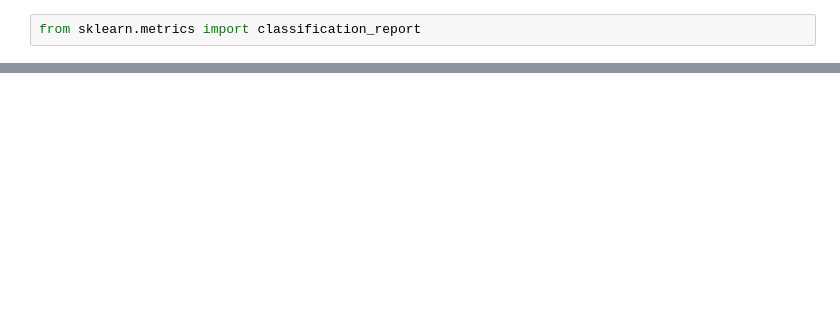
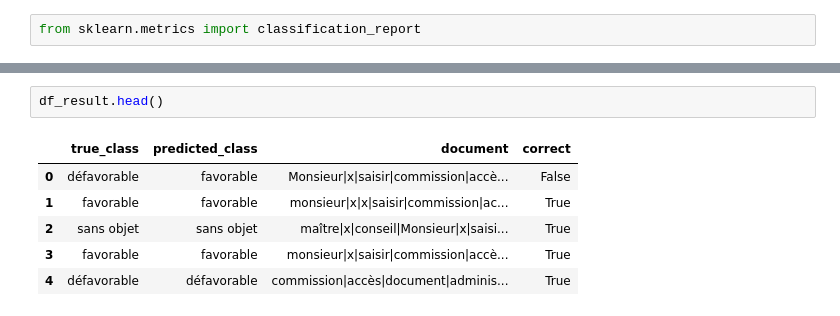
Before and after one commit to Kapoorlabs-paris/NLP-coursework, a Jupyter notebook: ML_Classifier.ipynb, the cells around one changed output, grey strips where cells are left out. Drawn from its saved outputs; the diff is of its cells as text; blank space fills up the shorter version.

```diff
--- a/ML_Classifier.ipynb
+++ b/ML_Classifier.ipynb
@@ -229,0 +340,9 @@ np.where(xx != 0)
+# %%
+df_result.head()
+# %% [output]
+|  | true_class | predicted_class | document | correct |
+| 0 | défavorable | favorable | Monsieur|x|saisir|commission|accè... | False |
+| 1 | favorable | favorable | monsieur|x|x|saisir|commission|ac... | True |
+| 2 | sans objet | sans objet | maître|x|conseil|Monsieur|x|saisi... | True |
+| 3 | favorable | favorable | monsieur|x|saisir|commission|accè... | True |
+| 4 | défavorable | défavorable | commission|accès|document|adminis... | True |
```
Also changed, not shown: parts of 34 cells of this notebook.
